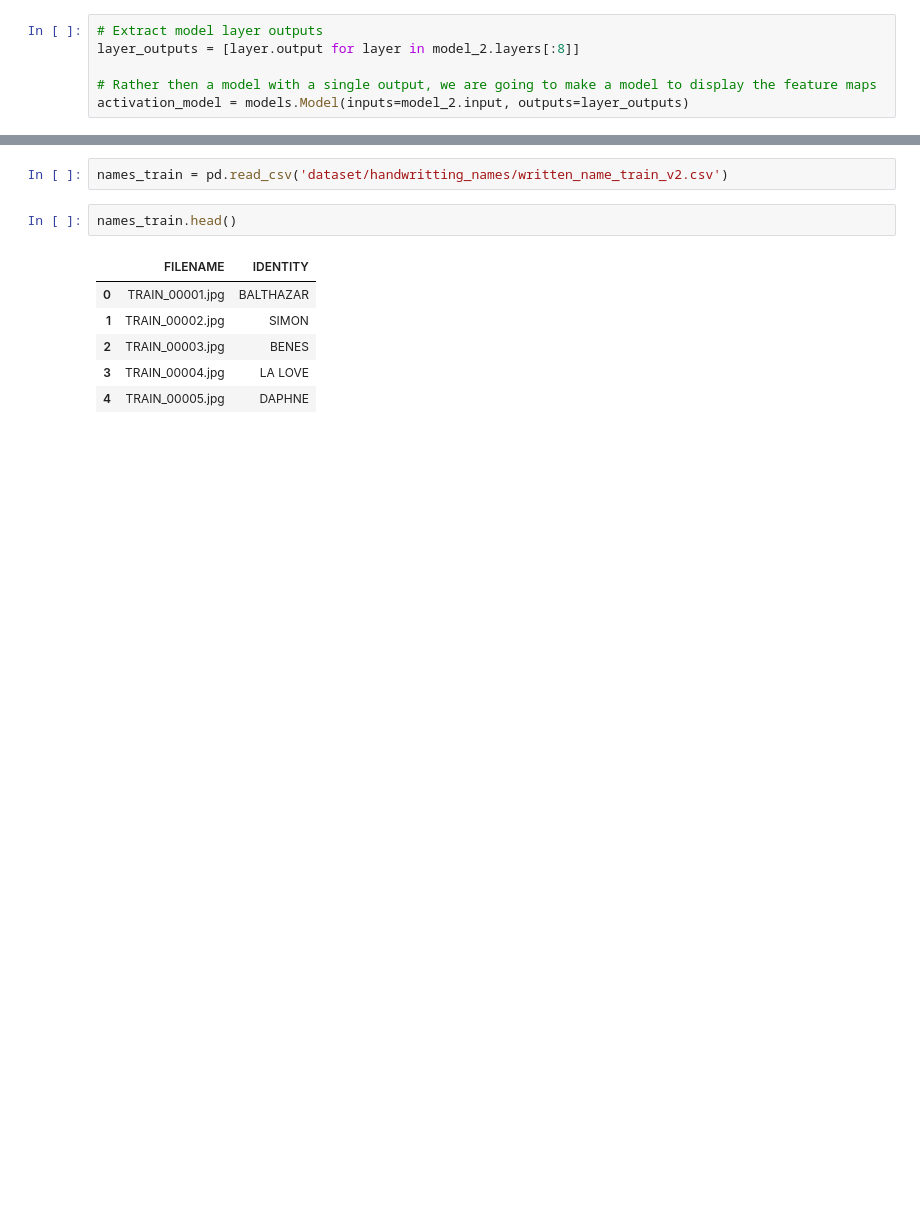
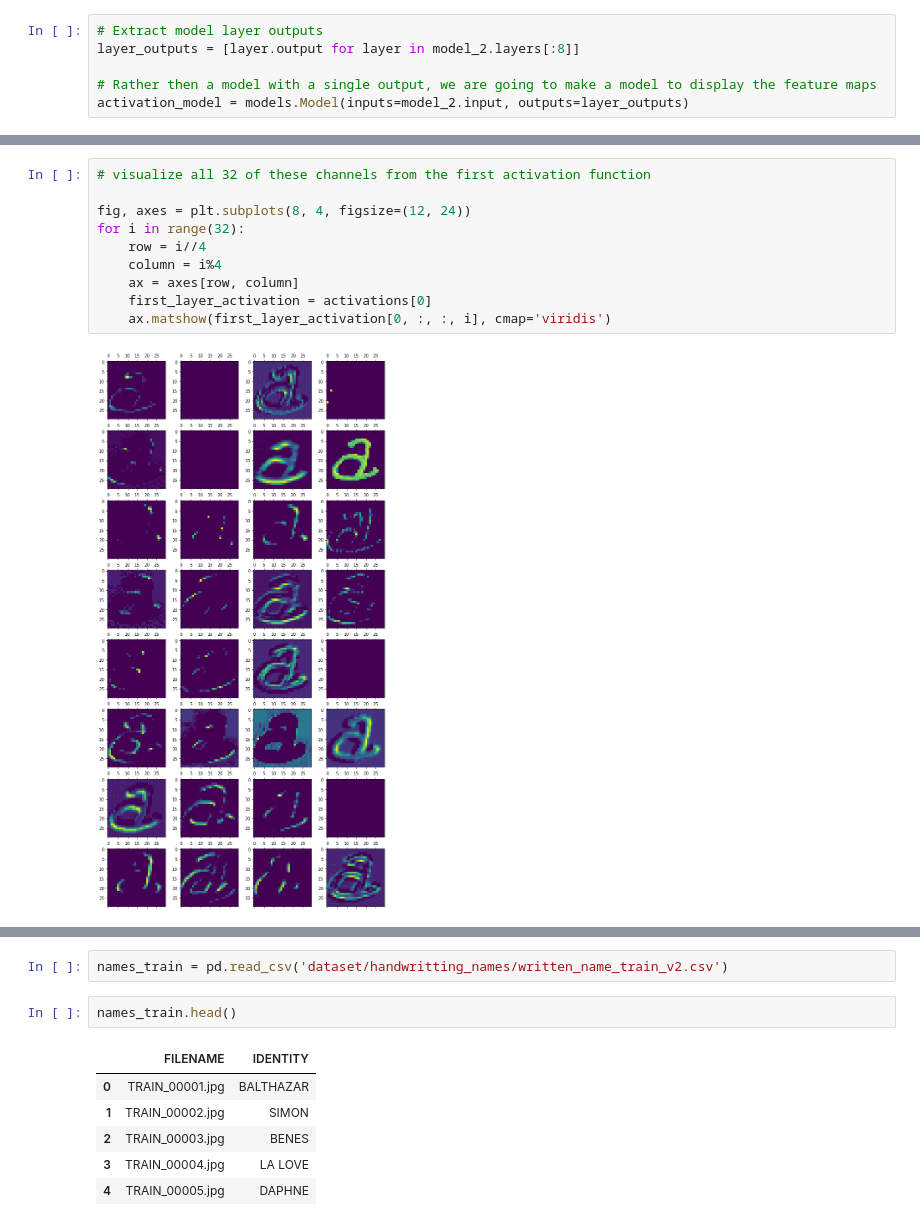
Before and after one commit to edejesus196/handwritten_names_recognition, a Jupyter notebook: handwritten_images_trancribtion-Copy3.ipynb, the cells around one changed output, grey strips where cells are left out. Saved outputs shown, nothing was run; the diff lists cells and outputs as text; blank space fills up the shorter version.

```diff
--- a/handwritten_images_trancribtion-Copy3.ipynb
+++ b/handwritten_images_trancribtion-Copy3.ipynb
@@ -297,0 +323,12 @@ img = image.load_img(img_)
+# %%
+# visualize all 32 of these channels from the first activation function
+
+fig, axes = plt.subplots(8, 4, figsize=(12, 24))
+for i in range(32):
+    row = i//4
+    column = i%4
+    ax = axes[row, column]
+    first_layer_activation = activations[0]
+    ax.matshow(first_layer_activation[0, :, :, i], cmap='viridis')
+# %% [output]
+[figure, added]
```
Also changed, not shown: parts of 14 cells of this notebook.
